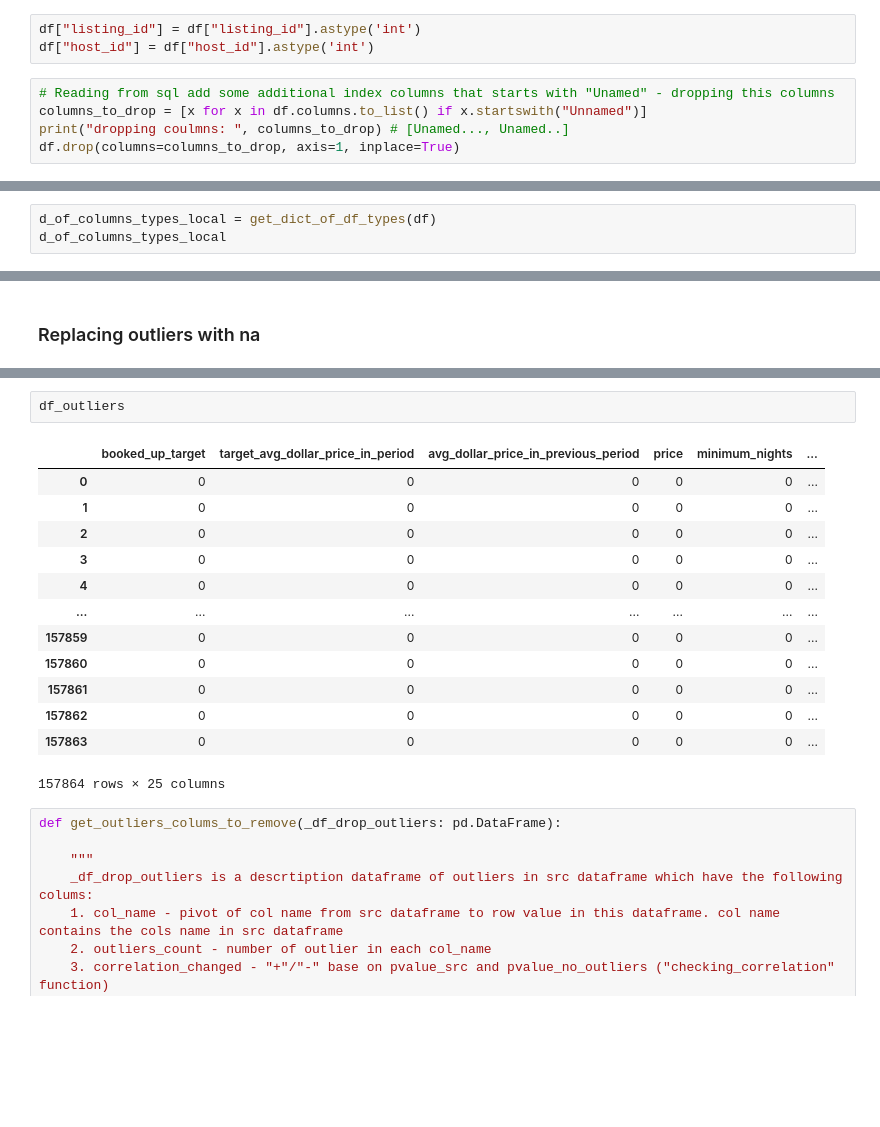
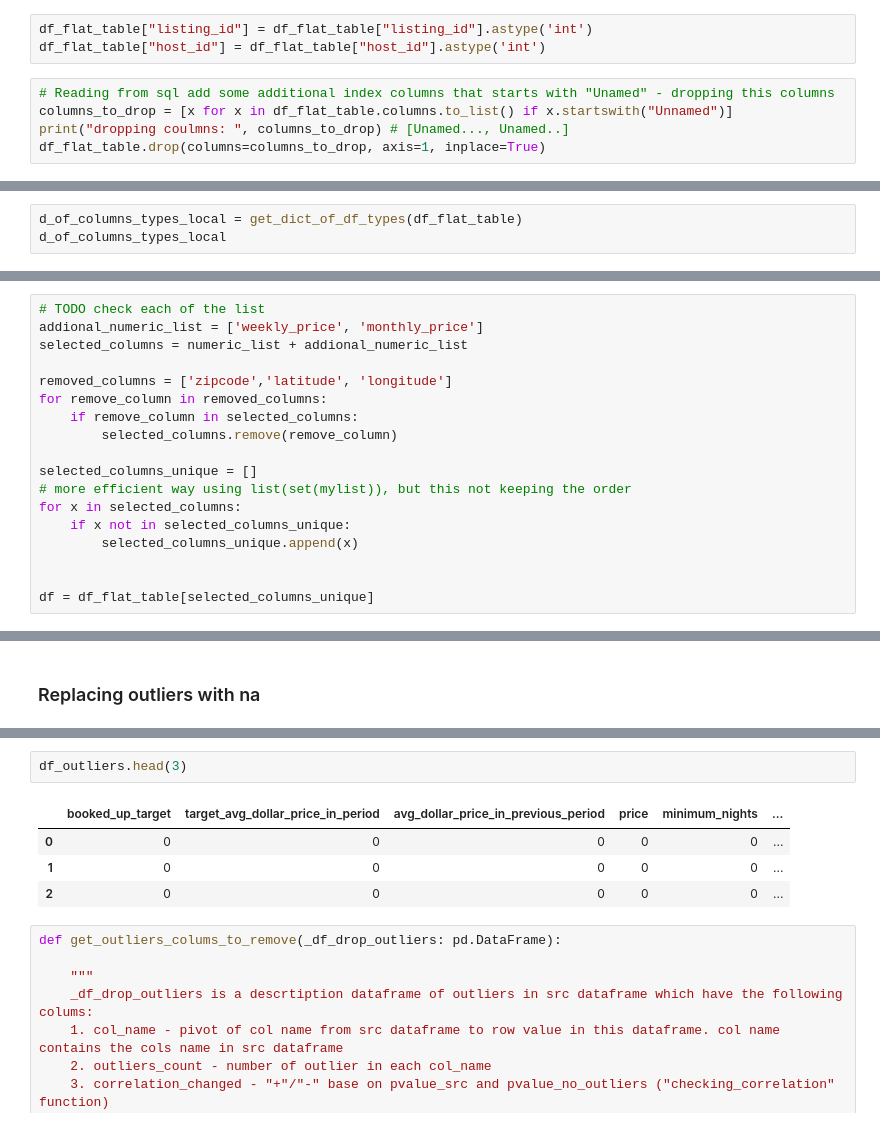
Before and after one commit to NaamaJan/airbnb-berlin-availability, a Jupyter notebook: Berlin_Airbnb_Data_Cleansing.ipynb, the cells around one changed output, grey strips where cells are left out. Saved outputs shown, nothing was run; the diff lists cells and outputs as text; blank space fills up the shorter version.

```diff
--- a/Berlin_Airbnb_Data_Cleansing.ipynb
+++ b/Berlin_Airbnb_Data_Cleansing.ipynb
@@ -60,12 +60,12 @@ df.head(3)
 | 1 | 1 | 2015 | Berlin-Mitte Value! Quiet courtya... | 2019-03-01 | 2019-05-31 | 92 | ... |
 | 2 | 2 | 2015 | Berlin-Mitte Value! Quiet courtya... | 2019-04-01 | 2019-06-30 | 91 | ... |
 # %%
-df["listing_id"] = df["listing_id"].astype('int')
-df["host_id"] = df["host_id"].astype('int')
+df_flat_table["listing_id"] = df_flat_table["listing_id"].astype('int')
+df_flat_table["host_id"] = df_flat_table["host_id"].astype('int')
 # %%
 # Reading from sql add some additional index columns that starts with "Unamed" - dropping this columns
-columns_to_drop = [x for x in df.columns.to_list() if x.startswith("Unnamed")]
+columns_to_drop = [x for x in df_flat_table.columns.to_list() if x.startswith("Unnamed")]
 print("dropping coulmns: ", columns_to_drop) # [Unamed..., Unamed..]
-df.drop(columns=columns_to_drop, axis=1, inplace=True)
+df_flat_table.drop(columns=columns_to_drop, axis=1, inplace=True)
 # %% [output]
 dropping coulmns:  ['Unnamed: 0']
@@ -115,7 +153,7 @@ def get_dict_of_df_types(pdf: pd.DataFrame) -> dict:
             d_of_columns_types[t_str].append(c)
     return d_of_columns_types
 # %%
-d_of_columns_types_local = get_dict_of_df_types(df)
+d_of_columns_types_local = get_dict_of_df_types(df_flat_table)
 d_of_columns_types_local
 # %% [output]
 {'int32': ['listing_id', 'host_id'],
@@ -156,3 +194,21 @@ numeric_list
  'size',
  'concat_comments_polarity',
  'concat_comments_subjectivity']
+# %%
+# TODO check each of the list
+addional_numeric_list = ['weekly_price', 'monthly_price']
+selected_columns = numeric_list + addional_numeric_list
+
+removed_columns = ['zipcode','latitude', 'longitude']
+for remove_column in removed_columns:
+    if remove_column in selected_columns:
+        selected_columns.remove(remove_column)
+
+selected_columns_unique = []
+# more efficient way using list(set(mylist)), but this not keeping the order
+for x in selected_columns:
+    if x not in selected_columns_unique:
+        selected_columns_unique.append(x)
+
+
+df = df_flat_table[selected_columns_unique]
@@ -391,19 +467,10 @@ df_drop_outliers
 # %%
-df_outliers
+df_outliers.head(3)
 # %% [output]
 |  | booked_up_target | target_avg_dollar_price_in_period | avg_dollar_price_in_previous_period | price | minimum_nights | ... |
 | 0 | 0 | 0 | 0 | 0 | 0 | ... |
 | 1 | 0 | 0 | 0 | 0 | 0 | ... |
 | 2 | 0 | 0 | 0 | 0 | 0 | ... |
-| 3 | 0 | 0 | 0 | 0 | 0 | ... |
-| 4 | 0 | 0 | 0 | 0 | 0 | ... |
-| ... | ... | ... | ... | ... | ... | ... |
-| 157859 | 0 | 0 | 0 | 0 | 0 | ... |
-| 157860 | 0 | 0 | 0 | 0 | 0 | ... |
-| 157861 | 0 | 0 | 0 | 0 | 0 | ... |
-| 157862 | 0 | 0 | 0 | 0 | 0 | ... |
-| 157863 | 0 | 0 | 0 | 0 | 0 | ... |
-157864 rows × 25 columns
 # %%
 def get_outliers_colums_to_remove(_df_drop_outliers: pd.DataFrame):
 
```
Also changed, not shown: parts of 47 cells of this notebook.
